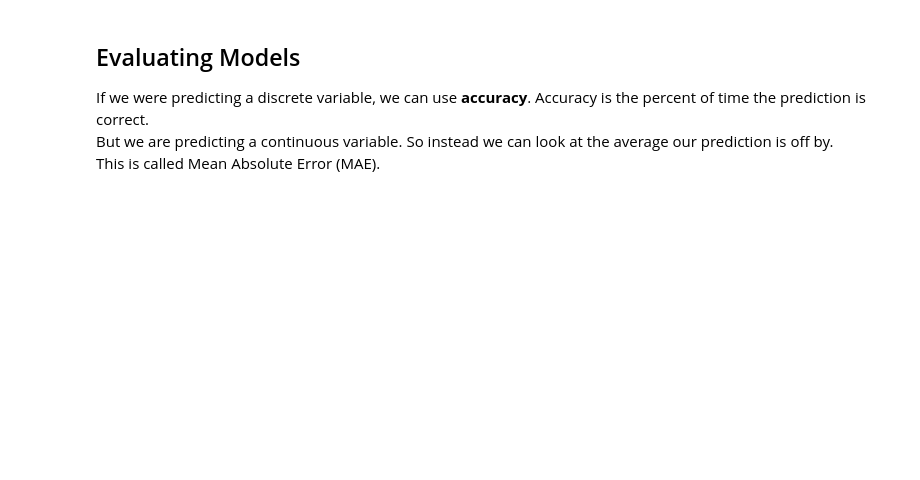
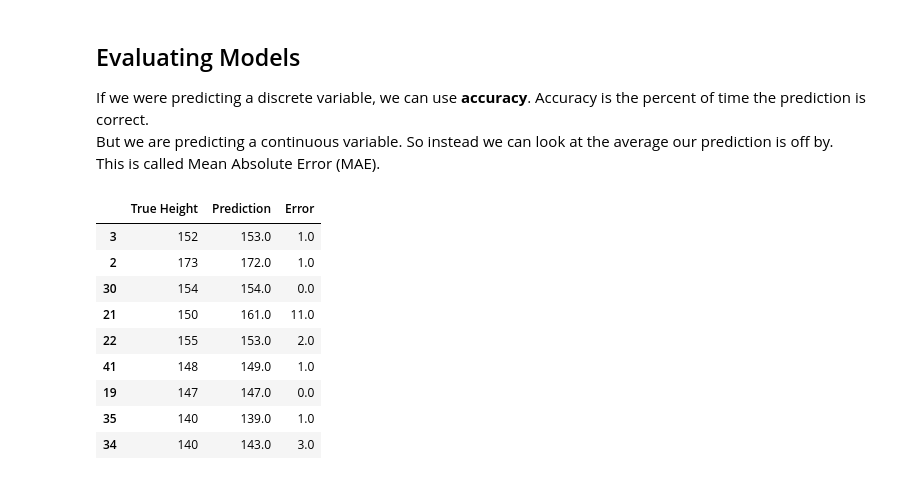
Before and after one commit to sayhellojoel/grade78pythonmath, a Jupyter notebook: Class 3.ipynb, the cells around one changed output. Saved outputs shown, nothing was run; the diff lists cells and outputs as text; code cells hidden in the pictures; blank space fills up the shorter version.

```diff
--- a/Class 3.ipynb
+++ b/Class 3.ipynb
@@ -108,3 +141,21 @@ plt.show()
 If we were predicting a discrete variable, we can use <b>accuracy</b>. Accuracy is the percent of time the prediction is correct.
 But we are predicting a continuous variable. So instead we can look at the average our prediction is off by.
 This is called Mean Absolute Error (MAE).
+# %%
+# testing our model's predictions with the test data
+predictions_linear = model_linear.predict(X_test).round()
+errors_linear = np.abs(y_test - predictions_linear).round()
+
+# comparing predictions to actual heights
+pd.DataFrame({'True Height': y_test, 'Prediction': predictions_linear, 'Error': errors_linear})
+# %% [output]
+|  | True Height | Prediction | Error |
+| 3 | 152 | 153.0 | 1.0 |
+| 2 | 173 | 172.0 | 1.0 |
+| 30 | 154 | 154.0 | 0.0 |
+| 21 | 150 | 161.0 | 11.0 |
+| 22 | 155 | 153.0 | 2.0 |
+| 41 | 148 | 149.0 | 1.0 |
+| 19 | 147 | 147.0 | 0.0 |
+| 35 | 140 | 139.0 | 1.0 |
+| 34 | 140 | 143.0 | 3.0 |
```
Also changed, not shown: parts of 13 cells of this notebook.
